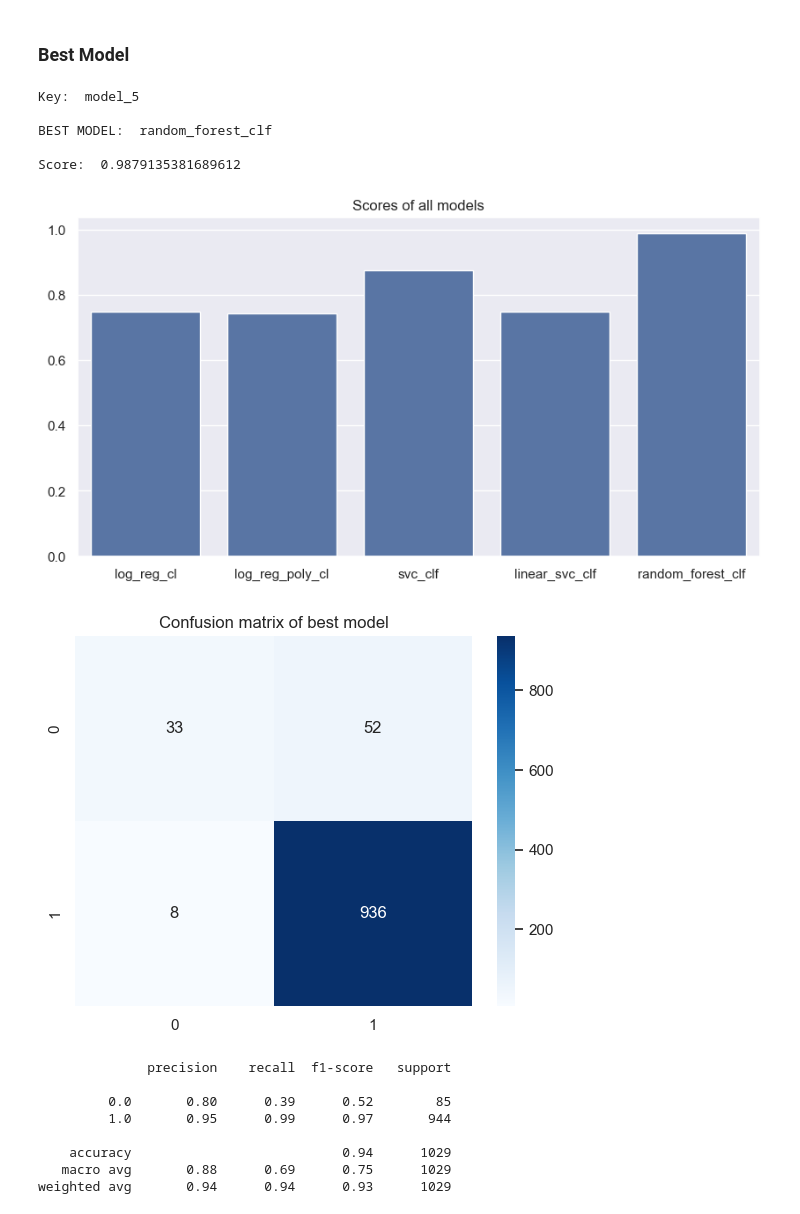
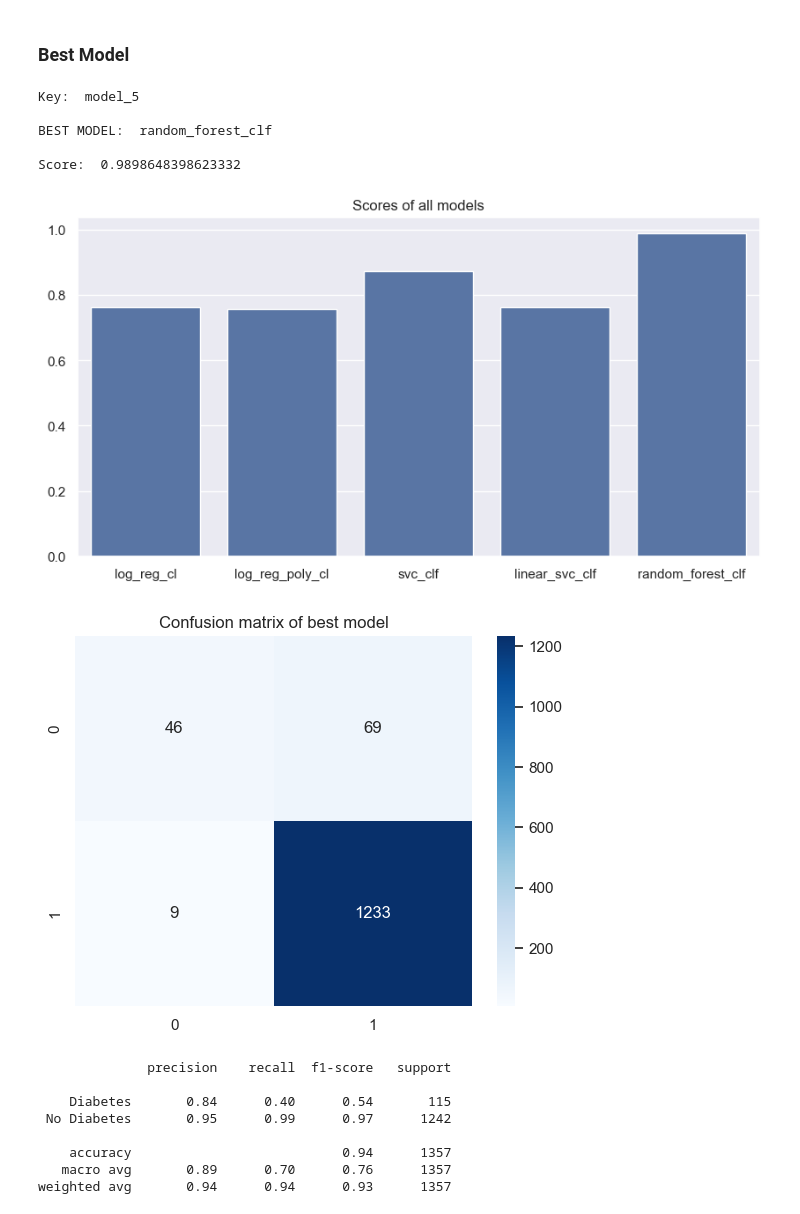
Before and after one commit to johannesgl4d0s/ML, a Jupyter notebook: Project1.ipynb, the cells around one changed output. Drawn from its saved outputs; the diff is of its cells as text; code cells hidden in the pictures.

Commit message:
fix dropna issue, add tables to report, re-run and re-render

```diff
--- a/Project1.ipynb
+++ b/Project1.ipynb
@@ -926,7 +925,8 @@ df = df.select_dtypes(include=numerics)
 max_number_of_nas = 1500
 newdf = df.loc[:, (df.isnull().sum(axis=0) <= max_number_of_nas)]
 
-newdf.dropna(inplace=True)
+#newdf.dropna(inplace=True)
+newdf = newdf.dropna(subset=["DirectChol", "Diabetes"])
 newdf.info()
 # %% [output]
 <class 'pandas.core.frame.DataFrame'>
@@ -1592,6 +1588,7 @@ classifier__n_estimators: 200
 # Select best model from scores
 best_key = max(scores, key=scores.get)
 best_scores = scores[best_key]
+y_pred_c = scores[best_key][1].predict(X_test_c)
 
 print("Key: ", best_key, "\n")
 print("BEST MODEL: ", best_scores[2], "\n")
@@ -1601,7 +1598,7 @@ Key:  model_5
 
 BEST MODEL:  random_forest_clf
 
-Score:  0.9879135381689612
+Score:  0.9898648398623332
 # %%
 # Bar plot of scores and model names
 plt.figure(figsize=(10, 5))
@@ -1610,27 +1607,27 @@ plt.title("Scores of all models")
 plt.savefig("assets/scores_clf.png", dpi=600, bbox_inches='tight')
 plt.show()
 # %% [output]
-[figure, old version]
+[figure, new version]
 # %%
 # Show confusion matrix of best model
-sns.heatmap(confusion_matrix(y_test_c, scores[best_key][1].predict(X_test_c)), annot=True, fmt="d", cmap="Blues")
+sns.heatmap(confusion_matrix(y_test_c, y_pred_c), annot=True, fmt="d", cmap="Blues")
 plt.title("Confusion matrix of best model")
 plt.savefig("assets/confusion_matrix.png", dpi=600, bbox_inches='tight')
 plt.show()
 # %% [output]
-[figure, old version]
+[figure, new version]
 # %%
 # Print classification report of best model
-print(classification_report(y_test_c, scores[best_key][1].predict(X_test_c)))
+print(classification_report(y_test_c, y_pred_c, target_names=["Diabetes", "No Diabetes"]))
 # %% [output]
               precision    recall  f1-score   support
 
-         0.0       0.80      0.39      0.52        85
-         1.0       0.95      0.99      0.97       944
+    Diabetes       0.84      0.40      0.54       115
+ No Diabetes       0.95      0.99      0.97      1242
 
-    accuracy                           0.94      1029
-   macro avg       0.88      0.69      0.75      1029
-weighted avg       0.94      0.94      0.93      1029
+    accuracy                           0.94      1357
+   macro avg       0.89      0.70      0.76      1357
+weighted avg       0.94      0.94      0.93      1357
 # %%
 # Save best model
 best_model = joblib.load(f"output_clf/{best_scores[2]}.pkl")
```
Also changed, not shown: parts of 19 cells of this notebook, 50 other files.
